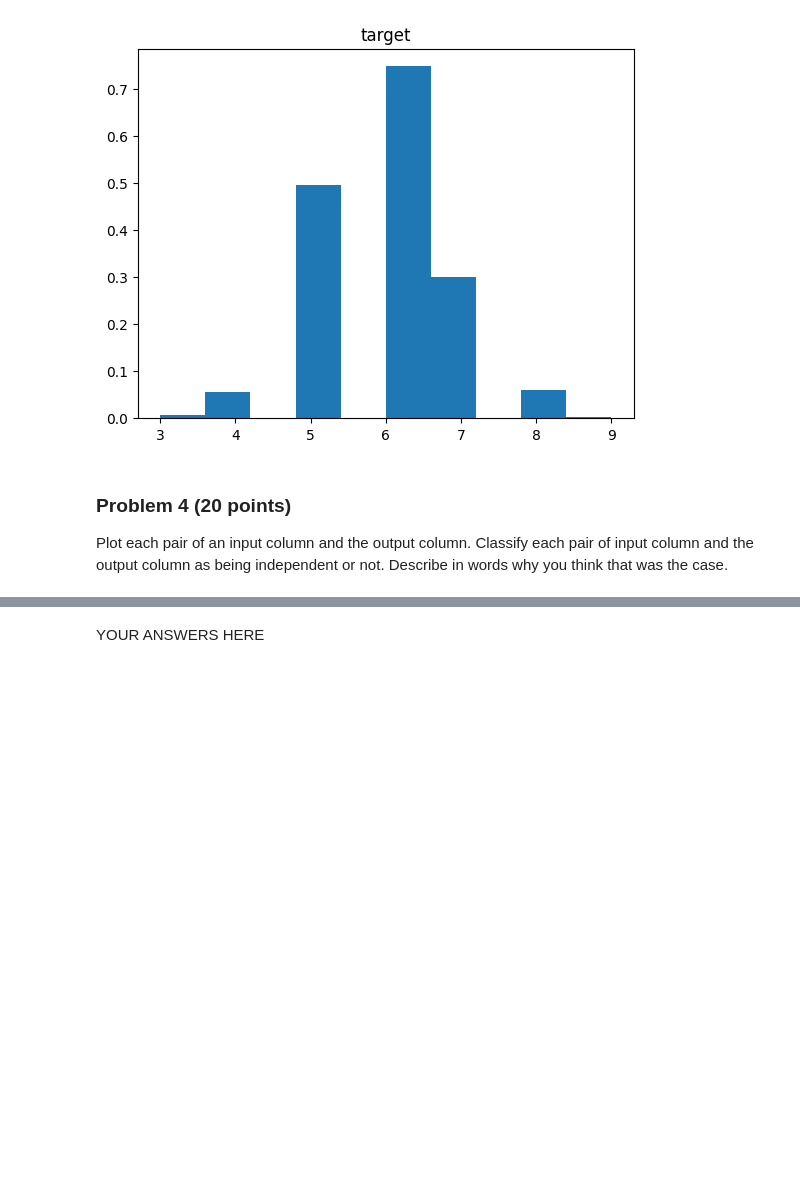
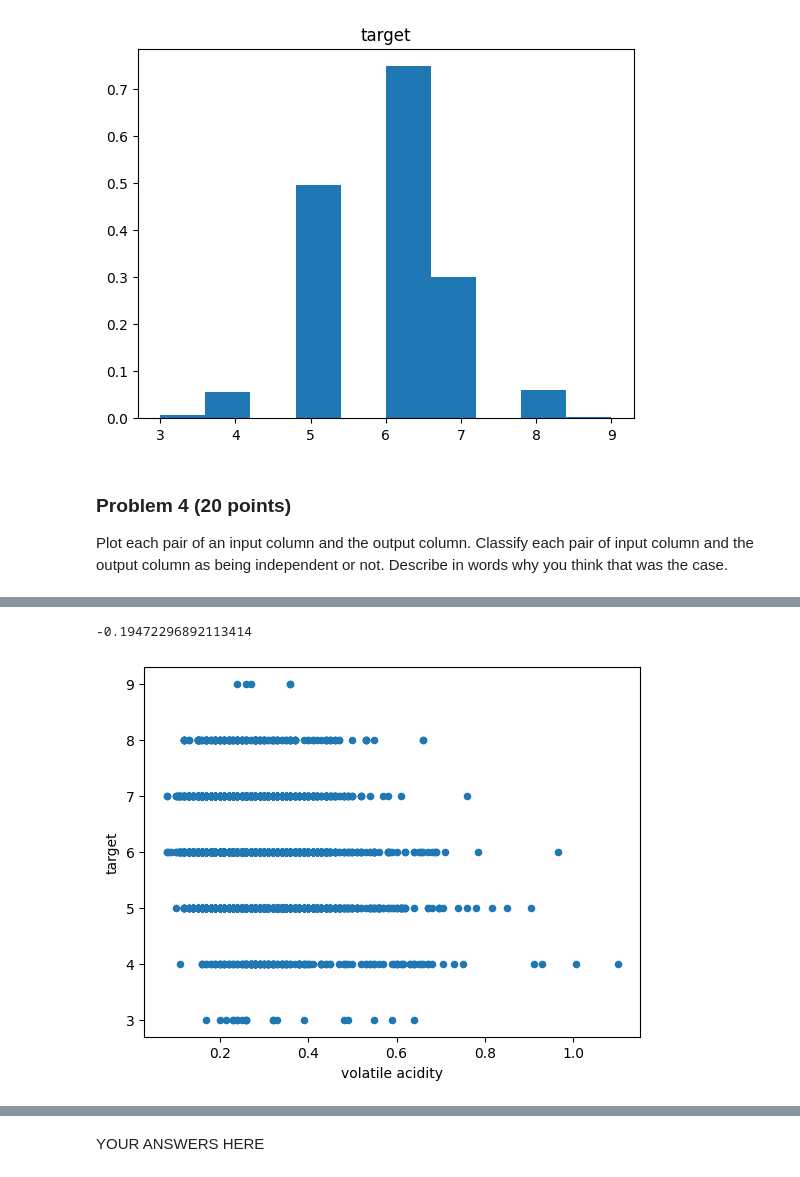
Before and after one commit to brittanygenzmann/dx601-final-project, a Jupyter notebook: project.ipynb, the cells around one changed output, grey strips where cells are left out. Saved outputs shown, nothing was run; the diff lists cells and outputs as text; code cells hidden in the pictures; blank space fills up the shorter version.

```diff
--- a/project.ipynb
+++ b/project.ipynb
@@ -197,0 +204,8 @@ Describe in words why you think that was the case.
+# %%
+# volatile acidity
+wine.plot.scatter(x='volatile acidity', y='target');
+corr= wine['volatile acidity'].corr(wine['target'])
+print(corr)
+# %% [output]
+-0.19472296892113414
+[figure, added]
```
Also changed, not shown: parts of 12 cells of this notebook.
